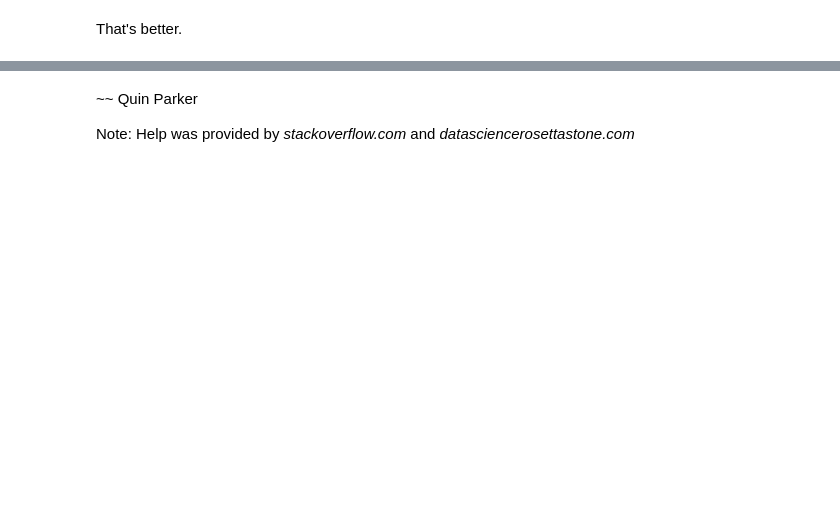
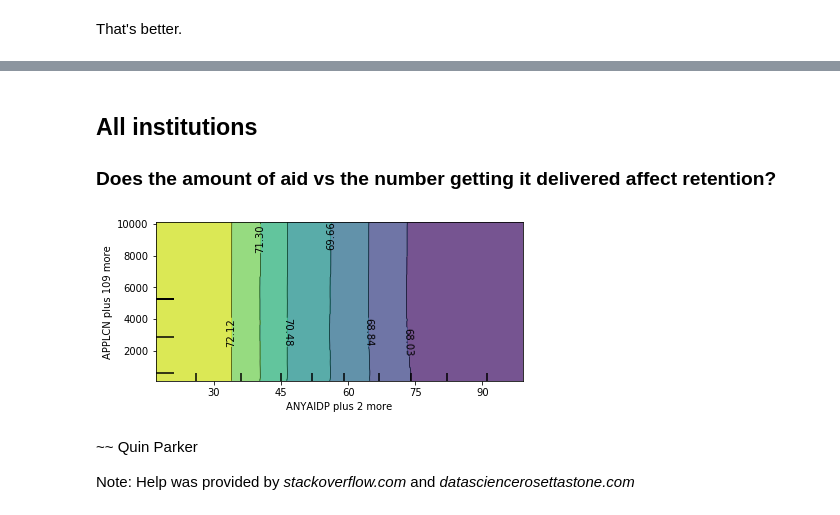
Before and after one commit to quinparker/ds-retentionrates, a Jupyter notebook: main.ipynb, the cells around one changed output, grey strips where cells are left out. Cells and saved outputs as stored; diff of their text form; code cells hidden in the pictures; blank space fills up the shorter version.

```diff
--- a/main.ipynb
+++ b/main.ipynb
@@ -524 +750,25 @@ Retention rates are measured in percentages, and a RMSE of +/- 8 percentage poin
+# %%
+display(Markdown("## All institutions \n ### Does the amount of aid vs the number getting it delivered affect retention?"))
+
+# ANYAID = any aid
+# UAGRNTT = total amount awarded in grants
+
+to_plot = [corrsearch(x) for x in ["ANYAIDP", "UAGRNTT"]]
+
+# choose the final model
+
+fittedmodel = fittedmodels[6]
+importance = calculate_importance(fittedmodel)
+importance = importance.loc[importance["Attribute"].isin(to_plot)]
+
+fig, axs = ptl_dpd.plot_partial_dependence(fittedmodel["Forest"],
+                                    fittedmodel["Training data"].drop(columns = responsevar),
+                                    [(importance.index[0], importance.index[1])],
+                                    feature_names=importance["Attribute"],
+                                    n_jobs=-1, grid_resolution=50)
+plt.show()
+# %% [output]
+## All institutions
+ ### Does the amount of aid vs the number getting it delivered affect retention?
+[figure, added]
 # %% [markdown]
```
Also changed, not shown: parts of 40 cells of this notebook.
